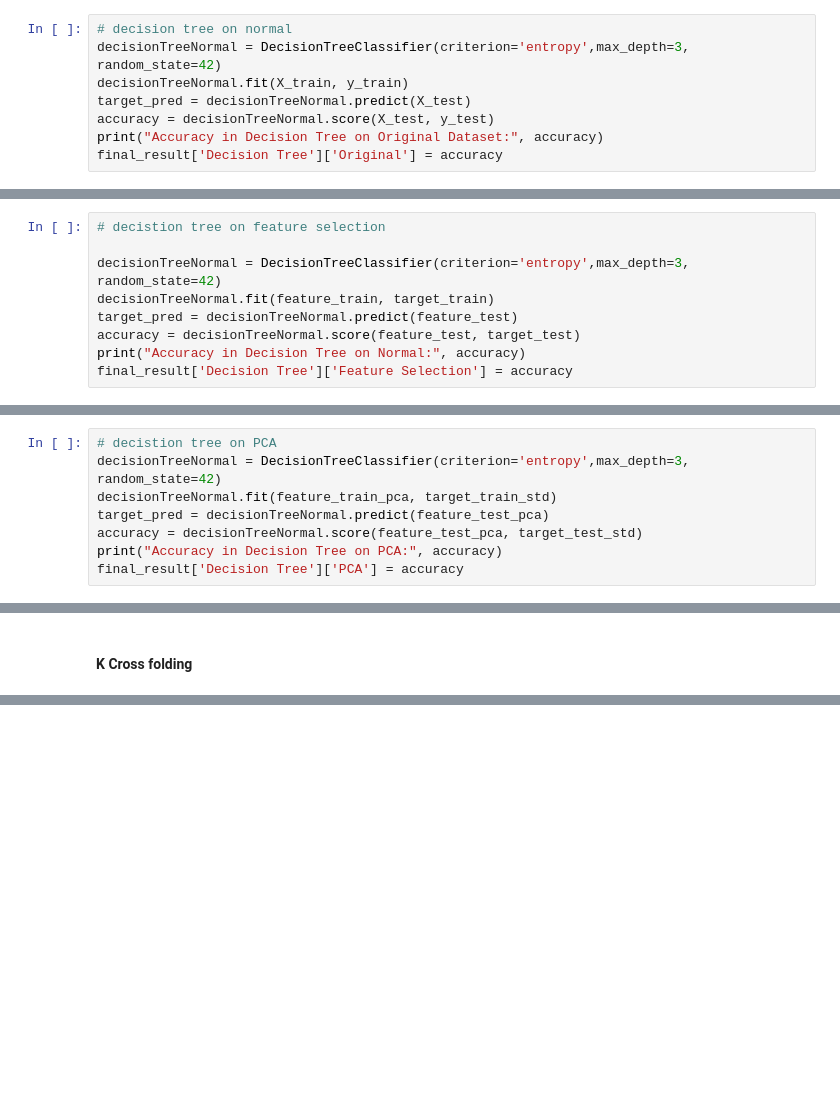
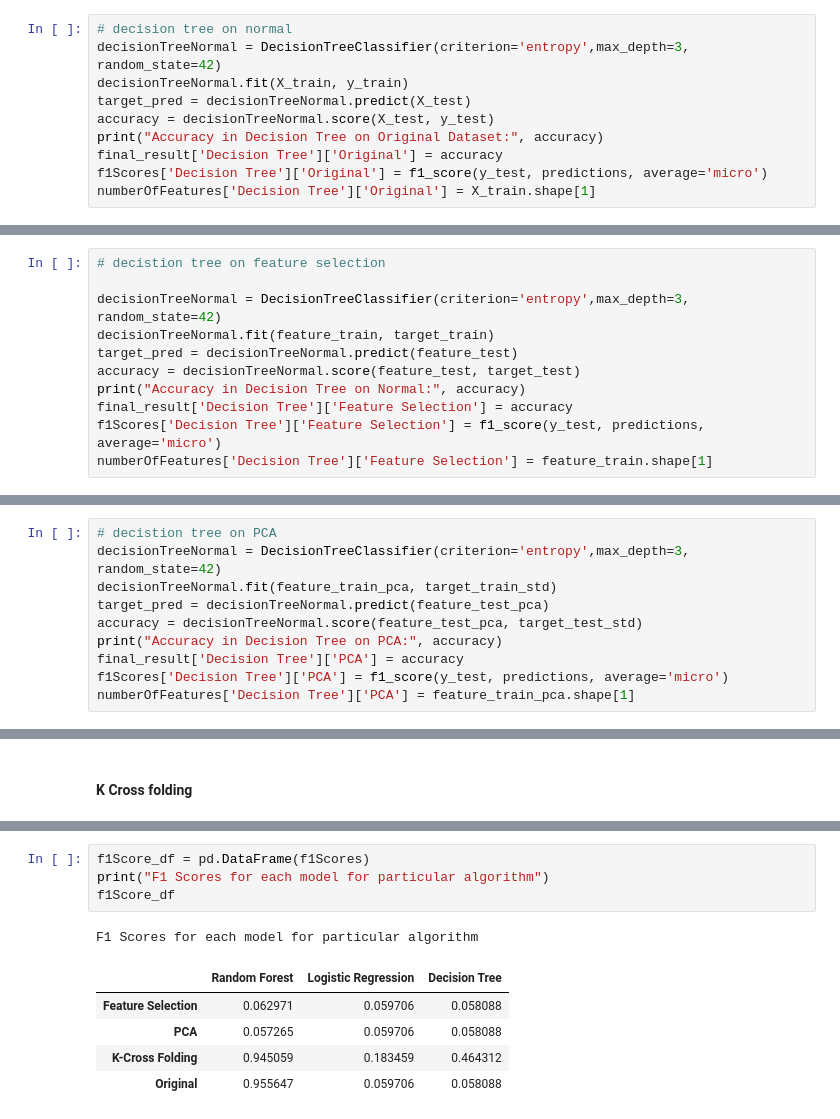
Before and after one commit to kavania2002/protocolNamePrediction, a Jupyter notebook: Code/predict-protocol-name-with-ml.ipynb, the cells around one changed output, grey strips where cells are left out. Drawn from its saved outputs; the diff is of its cells as text; blank space fills up the shorter version.

```diff
--- a/Code/predict-protocol-name-with-ml.ipynb
+++ b/Code/predict-protocol-name-with-ml.ipynb
@@ -542,4 +530,6 @@ target_pred = decisionTreeNormal.predict(X_test)
 accuracy = decisionTreeNormal.score(X_test, y_test)
 print("Accuracy in Decision Tree on Original Dataset:", accuracy)
 final_result['Decision Tree']['Original'] = accuracy
+f1Scores['Decision Tree']['Original'] = f1_score(y_test, predictions, average='micro')
+numberOfFeatures['Decision Tree']['Original'] = X_train.shape[1]
 # %% [output]
@@ -555,4 +545,6 @@ target_pred = decisionTreeNormal.predict(feature_test)
 accuracy = decisionTreeNormal.score(feature_test, target_test)
 print("Accuracy in Decision Tree on Normal:", accuracy)
 final_result['Decision Tree']['Feature Selection'] = accuracy
+f1Scores['Decision Tree']['Feature Selection'] = f1_score(y_test, predictions, average='micro')
+numberOfFeatures['Decision Tree']['Feature Selection'] = feature_train.shape[1]
 # %% [output]
@@ -567,4 +559,6 @@ target_pred = decisionTreeNormal.predict(feature_test_pca)
 accuracy = decisionTreeNormal.score(feature_test_pca, target_test_std)
 print("Accuracy in Decision Tree on PCA:", accuracy)
 final_result['Decision Tree']['PCA'] = accuracy
+f1Scores['Decision Tree']['PCA'] = f1_score(y_test, predictions, average='micro')
+numberOfFeatures['Decision Tree']['PCA'] = feature_train_pca.shape[1]
 # %% [output]
@@ -604,0 +605,11 @@ result_df
+# %%
+f1Score_df = pd.DataFrame(f1Scores)
+print("F1 Scores for each model for particular algorithm")
+f1Score_df
+# %% [output]
+F1 Scores for each model for particular algorithm
+|  | Random Forest | Logistic Regression | Decision Tree |
+| Feature Selection | 0.062971 | 0.059706 | 0.058088 |
+| PCA | 0.057265 | 0.059706 | 0.058088 |
+| K-Cross Folding | 0.945059 | 0.183459 | 0.464312 |
+| Original | 0.955647 | 0.059706 | 0.058088 |
```
Also changed, not shown: parts of 28 cells of this notebook.
